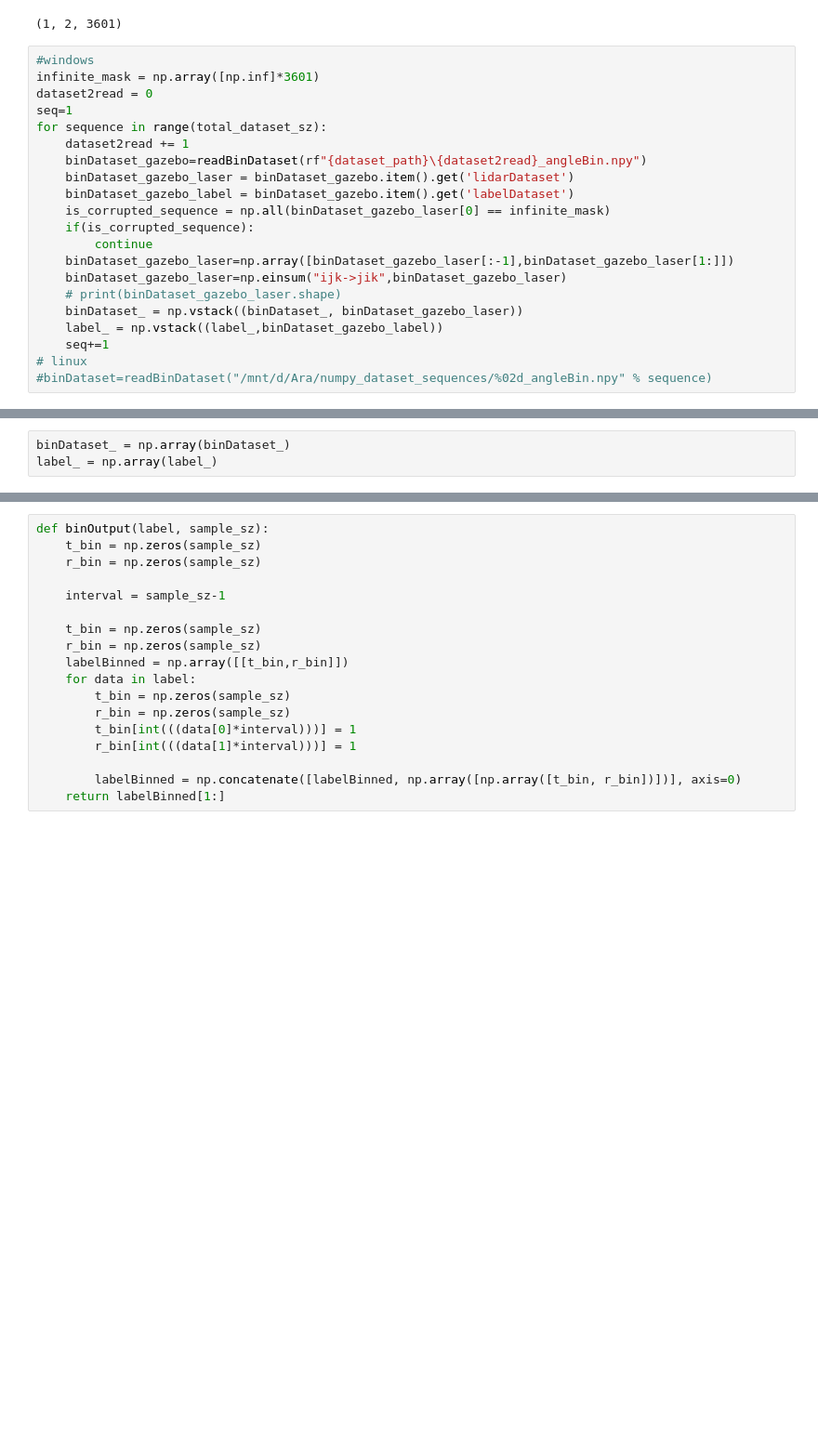
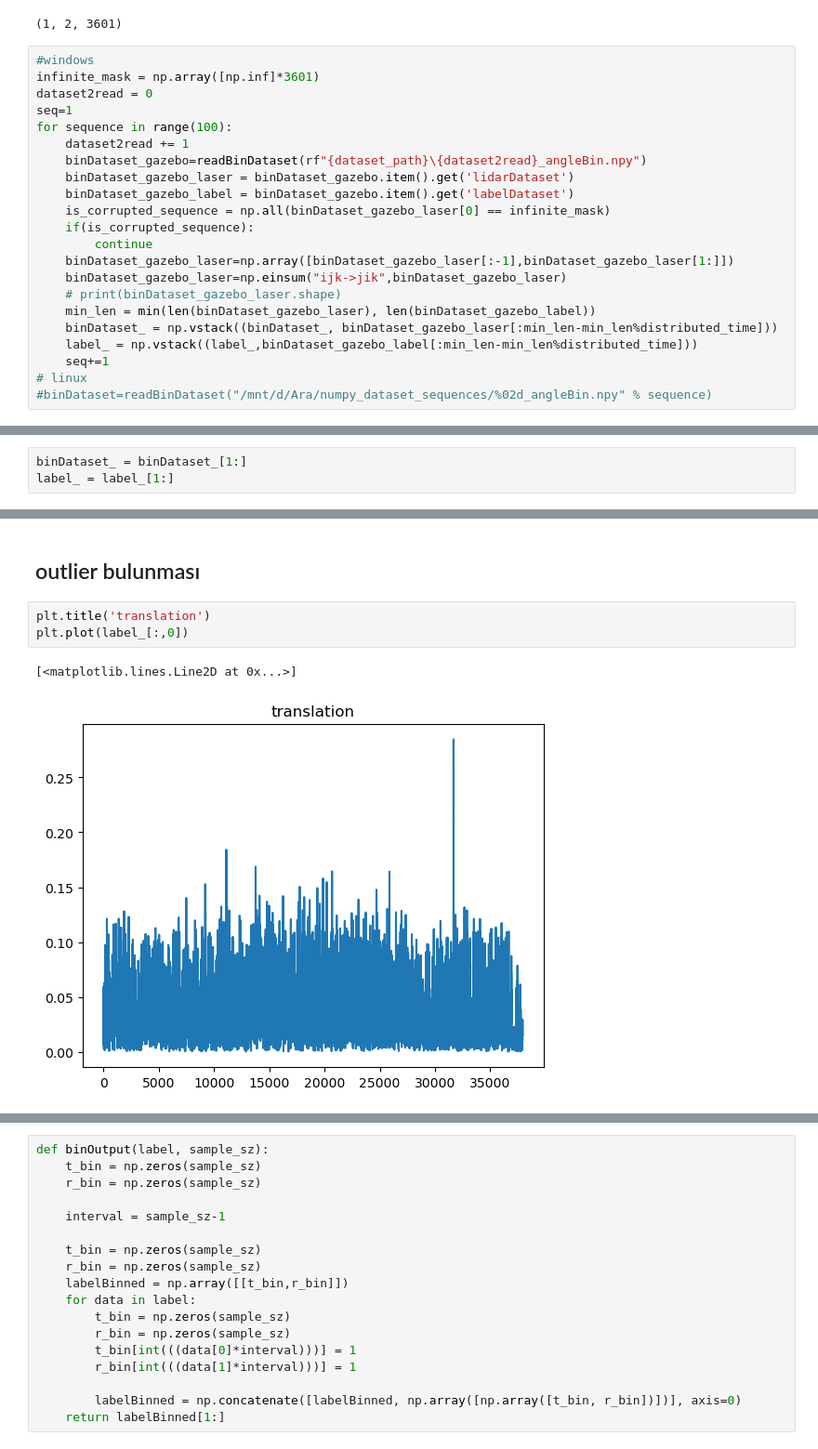
Before and after one commit to onrdmr/2D-lidar-RCnn-Ros, a Jupyter notebook: neuralNetworkSim.ipynb, the cells around one changed output, grey strips where cells are left out. Shown at 93% size. Drawn from its saved outputs; the diff is of its cells as text; blank space fills up the shorter version.

```diff
--- a/neuralNetworkSim.ipynb
+++ b/neuralNetworkSim.ipynb
@@ -48,7 +48,7 @@ binDataset_.shape
 infinite_mask = np.array([np.inf]*3601)
 dataset2read = 0
 seq=1
-for sequence in range(total_dataset_sz):
+for sequence in range(100):
     dataset2read += 1
     binDataset_gazebo=readBinDataset(rf"{dataset_path}\{dataset2read}_angleBin.npy")
     binDataset_gazebo_laser = binDataset_gazebo.item().get('lidarDataset')
@@ -59,8 +59,9 @@ for sequence in range(total_dataset_sz):
     binDataset_gazebo_laser=np.array([binDataset_gazebo_laser[:-1],binDataset_gazebo_laser[1:]])
     binDataset_gazebo_laser=np.einsum("ijk->jik",binDataset_gazebo_laser)
     # print(binDataset_gazebo_laser.shape)
-    binDataset_ = np.vstack((binDataset_, binDataset_gazebo_laser))
-    label_ = np.vstack((label_,binDataset_gazebo_label))
+    min_len = min(len(binDataset_gazebo_laser), len(binDataset_gazebo_label))
+    binDataset_ = np.vstack((binDataset_, binDataset_gazebo_laser[:min_len-min_len%distributed_time]))
+    label_ = np.vstack((label_,binDataset_gazebo_label[:min_len-min_len%distributed_time]))
     seq+=1
 # linux
 #binDataset=readBinDataset("/mnt/d/Ara/numpy_dataset_sequences/%02d_angleBin.npy" % sequence)
@@ -93,6 +76,6 @@ len(binDataset_),  binDataset_[0].shape
 # %%
-binDataset_ = np.array(binDataset_)
-label_ = np.array(label_)
+binDataset_ = binDataset_[1:]
+label_ = label_[1:]
 # %%
 binDataset_.shape, label_.shape
 # %% [output]
@@ -99,0 +98,8 @@ binDataset_.shape, label_.shape
+# %% [markdown]
+## outlier bulunması
+# %%
+plt.title('translation')
+plt.plot(label_[:,0])
+# %% [output]
+[<matplotlib.lines.Line2D at 0x...>]
+[figure, added]
```
Also changed, not shown: parts of 123 cells of this notebook, 1 other file.
